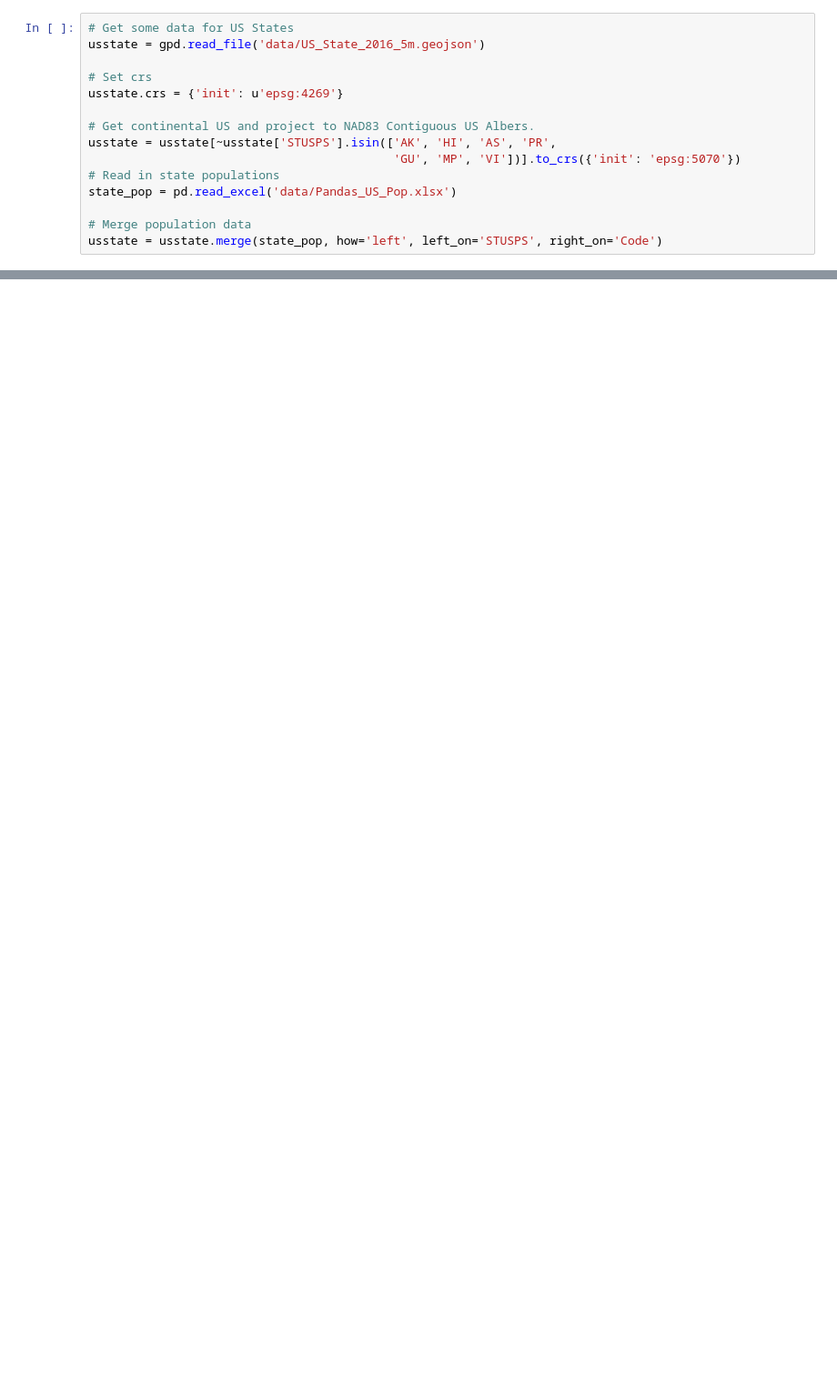
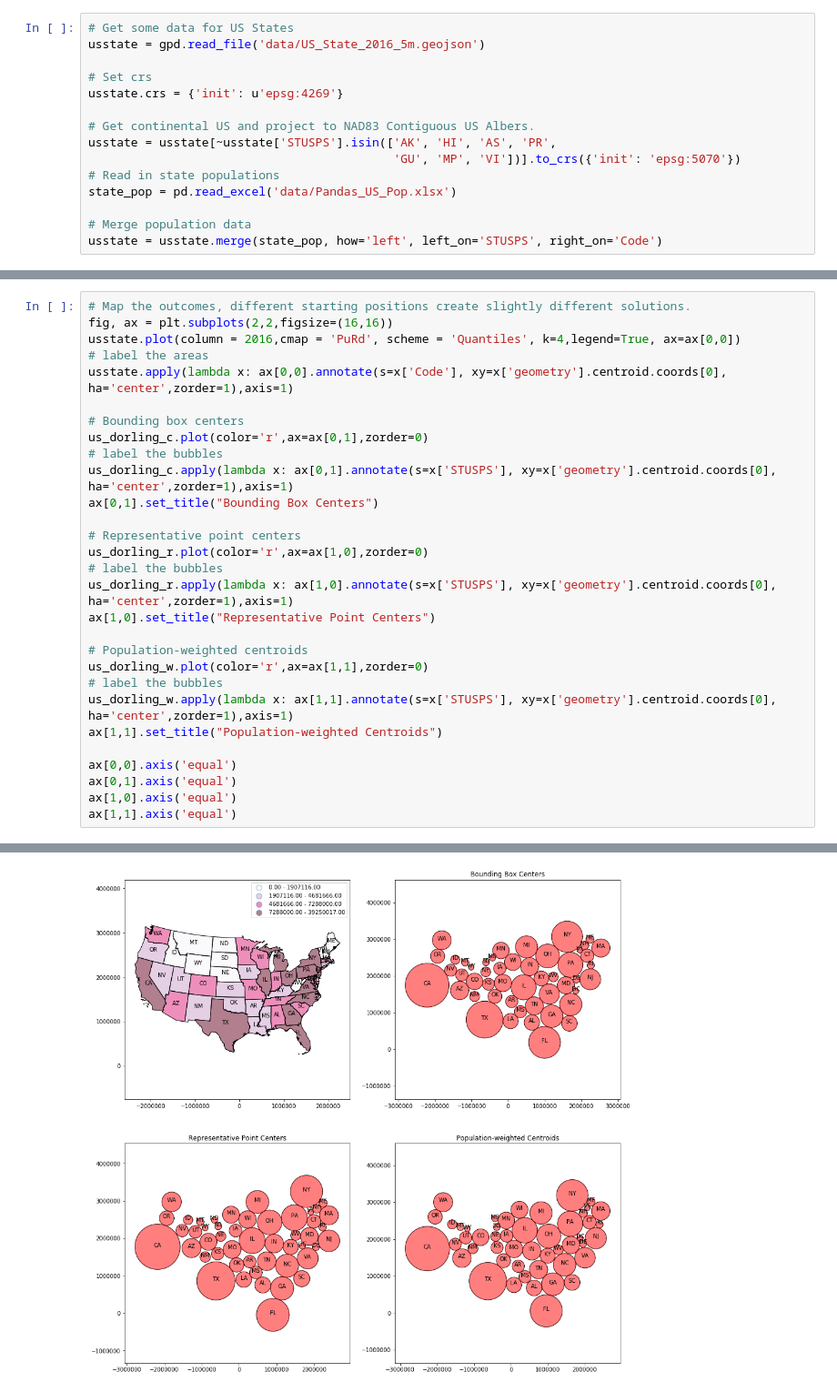
Before and after one commit to danlewis85/cartogrampy, a Jupyter notebook: Dorling Cartogram.ipynb, the cells around one changed output, grey strips where cells are left out. Shown: that part at 91% size. Cells and saved outputs as stored; diff of their text form; blank space fills up the shorter version.

```diff
--- a/Dorling Cartogram.ipynb
+++ b/Dorling Cartogram.ipynb
@@ -126,0 +164,30 @@ ax[1].axis('equal')
+# %%
+# Map the outcomes, different starting positions create slightly different solutions.
+fig, ax = plt.subplots(2,2,figsize=(16,16))
+usstate.plot(column = 2016,cmap = 'PuRd', scheme = 'Quantiles', k=4,legend=True, ax=ax[0,0])
+# label the areas
+usstate.apply(lambda x: ax[0,0].annotate(s=x['Code'], xy=x['geometry'].centroid.coords[0], ha='center',zorder=1),axis=1)
+
+# Bounding box centers
+us_dorling_c.plot(color='r',ax=ax[0,1],zorder=0)
+# label the bubbles
+us_dorling_c.apply(lambda x: ax[0,1].annotate(s=x['STUSPS'], xy=x['geometry'].centroid.coords[0], ha='center',zorder=1),axis=1)
+ax[0,1].set_title("Bounding Box Centers")
+
+# Representative point centers
+us_dorling_r.plot(color='r',ax=ax[1,0],zorder=0)
+# label the bubbles
+us_dorling_r.apply(lambda x: ax[1,0].annotate(s=x['STUSPS'], xy=x['geometry'].centroid.coords[0], ha='center',zorder=1),axis=1)
+ax[1,0].set_title("Representative Point Centers")
+
+# Population-weighted centroids
+us_dorling_w.plot(color='r',ax=ax[1,1],zorder=0)
+# label the bubbles
+us_dorling_w.apply(lambda x: ax[1,1].annotate(s=x['STUSPS'], xy=x['geometry'].centroid.coords[0], ha='center',zorder=1),axis=1)
+ax[1,1].set_title("Population-weighted Centroids")
+
+ax[0,0].axis('equal')
+ax[0,1].axis('equal')
+ax[1,0].axis('equal')
+ax[1,1].axis('equal')
+# %% [output]
@@ -126,0 +198 @@ ax[1].axis('equal')
+[figure, added]
```
Also changed, not shown: parts of 7 cells of this notebook.
